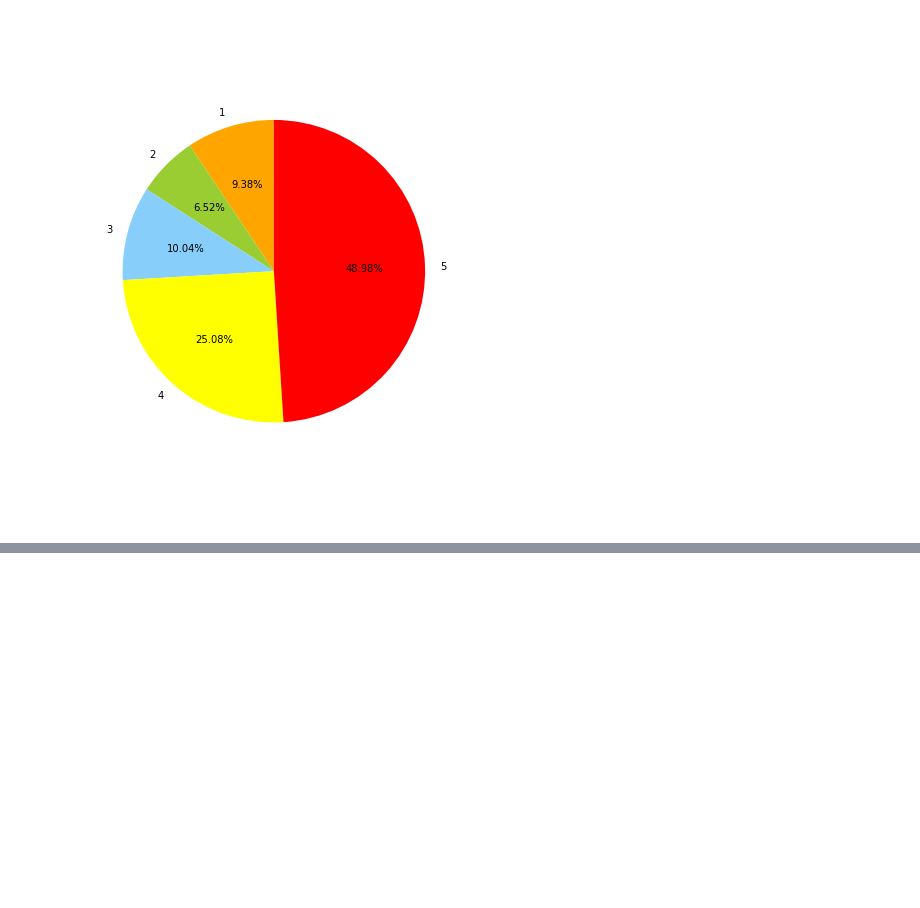
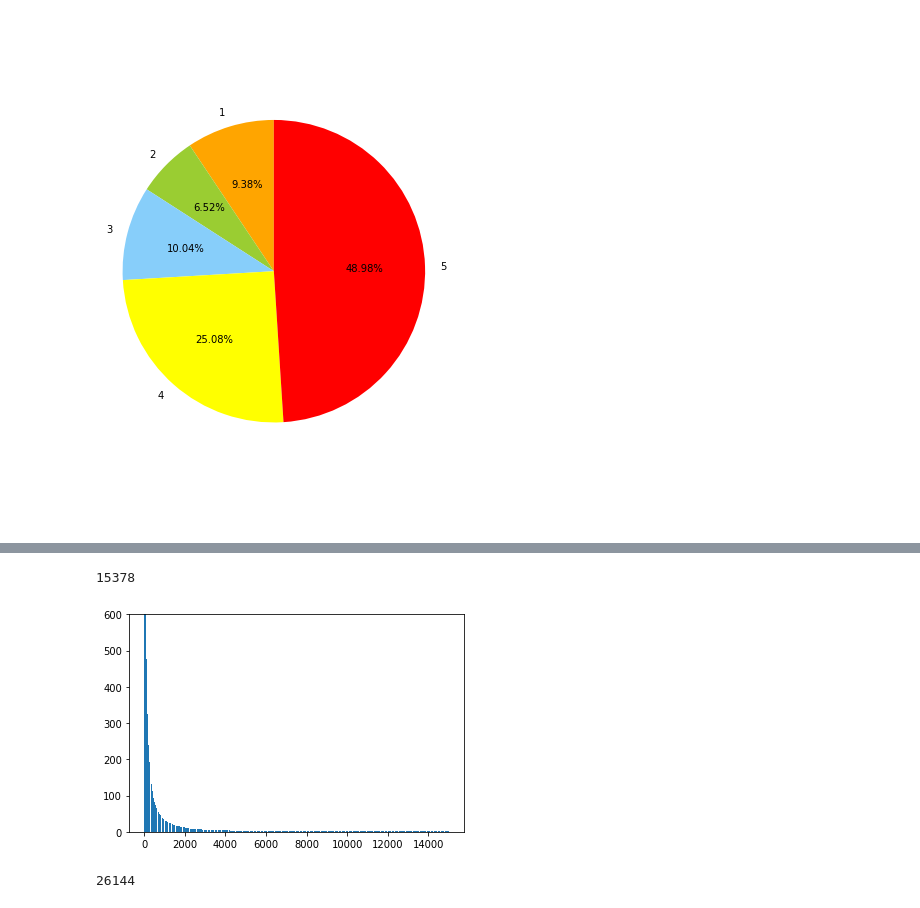
Before and after one commit to X-czh/fake-review-generation, a Jupyter notebook: data/preprocess_notebook.ipynb, the cells around one changed output, grey strips where cells are left out. Saved outputs shown, nothing was run; the diff lists cells and outputs as text; code cells hidden in the pictures; blank space fills up the shorter version.

```diff
--- a/data/preprocess_notebook.ipynb
+++ b/data/preprocess_notebook.ipynb
@@ -181,0 +258,24 @@ show_review_rating_dist(save_file)
+# %%
+# Test.csv
+
+lang = Lang()
+df = pd.read_csv("test.csv", delimiter='\t')
+for sent in df['text']:
+    lang.addSentence(sent)
+print(lang.n_words)
+l = []
+for i in lang.word2count.values():
+    l.append(i)
+l.sort(reverse=True)
+# %% [output]
+15378
+# %%
+plt.ylim(ymax=600)
+plt.bar(range(15000), l[:15000])
+plt.show()
+# %% [output]
+[figure, added]
+# %%
+print(l[0])
+# %% [output]
+26144
```
Also changed, not shown: parts of 9 cells of this notebook, 1 other file.
